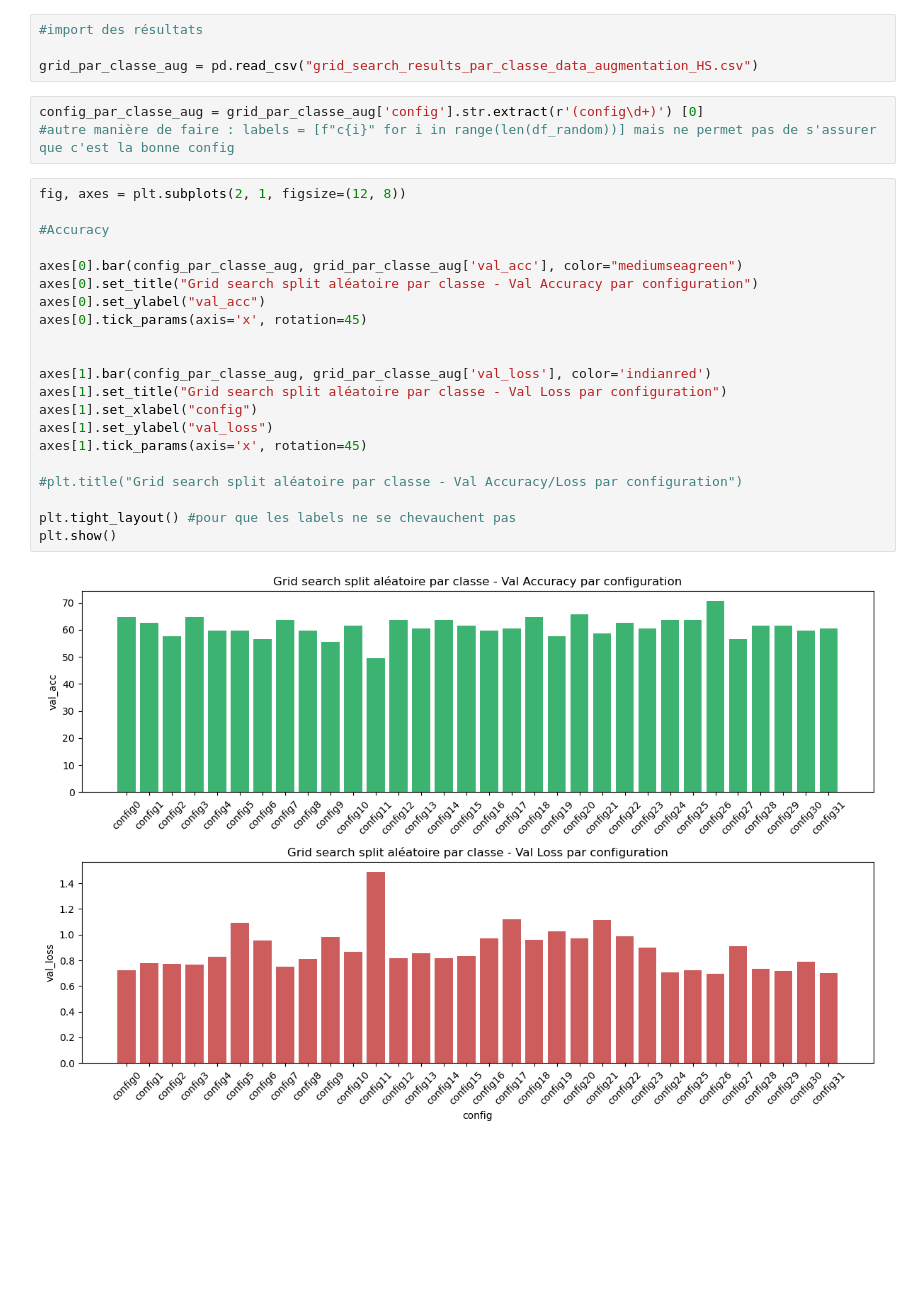
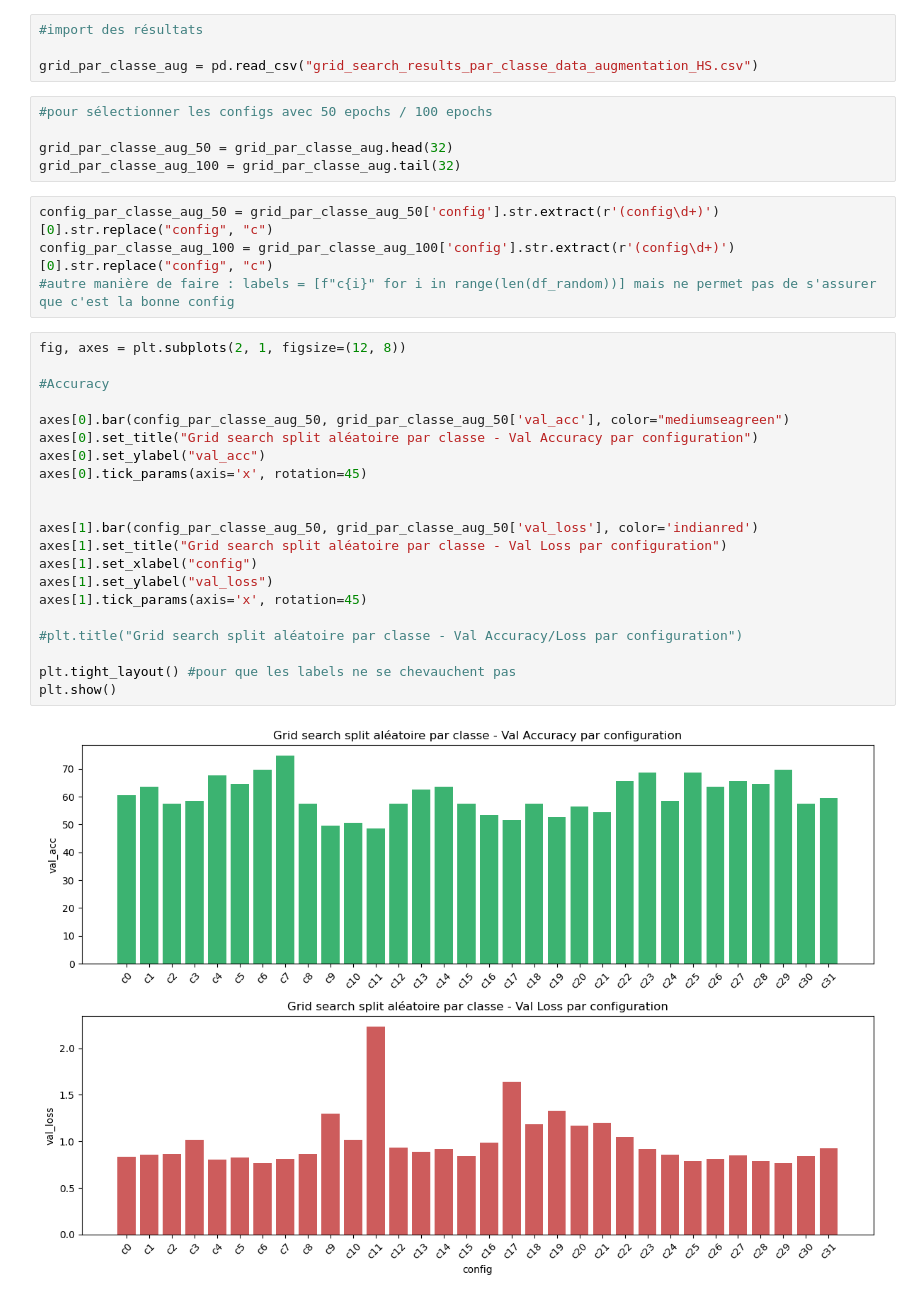
Before and after one commit to tinyhurricaneclarity/projet-deep-learning-m1, a Jupyter notebook: resnet18/src/resnet18_HS/results/visualisation_grid_18_HS.ipynb, the cells around one changed output. Saved outputs shown, nothing was run; the diff lists cells and outputs as text; blank space fills up the shorter version.

Commit message:
figures

```diff
--- a/resnet18/src/resnet18_HS/results/visualisation_grid_18_HS.ipynb
+++ b/resnet18/src/resnet18_HS/results/visualisation_grid_18_HS.ipynb
@@ -17,29 +20,35 @@ le chemin est relatif à la position DU NOTEBOOK dans le dossier de travail. Pas
 #import des résultats
 
 grid_par_classe_aug = pd.read_csv("grid_search_results_par_classe_data_augmentation_HS.csv")
+# %%
+#pour sélectionner les configs avec 50 epochs / 100 epochs
+
+grid_par_classe_aug_50 = grid_par_classe_aug.head(32)
+grid_par_classe_aug_100 = grid_par_classe_aug.tail(32)
 # %%
-config_par_classe_aug = grid_par_classe_aug['config'].str.extract(r'(config\d+)') [0]
+config_par_classe_aug_50 = grid_par_classe_aug_50['config'].str.extract(r'(config\d+)') [0].str.replace("config", "c")
+config_par_classe_aug_100 = grid_par_classe_aug_100['config'].str.extract(r'(config\d+)') [0].str.replace("config", "c")
 #autre manière de faire : labels = [f"c{i}" for i in range(len(df_random))] mais ne permet pas de s'assurer que c'est la bonne config
 # %%
 fig, axes = plt.subplots(2, 1, figsize=(12, 8))
 
 #Accuracy
 
-axes[0].bar(config_par_classe_aug, grid_par_classe_aug['val_acc'], color="mediumseagreen")
+axes[0].bar(config_par_classe_aug_50, grid_par_classe_aug_50['val_acc'], color="mediumseagreen")
 axes[0].set_title("Grid search split aléatoire par classe - Val Accuracy par configuration")
 axes[0].set_ylabel("val_acc")
 axes[0].tick_params(axis='x', rotation=45)
 
 
-axes[1].bar(config_par_classe_aug, grid_par_classe_aug['val_loss'], color='indianred')
+axes[1].bar(config_par_classe_aug_50, grid_par_classe_aug_50['val_loss'], color='indianred')
 axes[1].set_title("Grid search split aléatoire par classe - Val Loss par configuration")
 axes[1].set_xlabel("config")
 axes[1].set_ylabel("val_loss")
 axes[1].tick_params(axis='x', rotation=45)
 
 #plt.title("Grid search split aléatoire par classe - Val Accuracy/Loss par configuration")
 
 plt.tight_layout() #pour que les labels ne se chevauchent pas
 plt.show()
 # %% [output]
-[figure, old version]
+[figure, new version]
```
Also changed, not shown: parts of 10 cells of this notebook, 40 other files.
